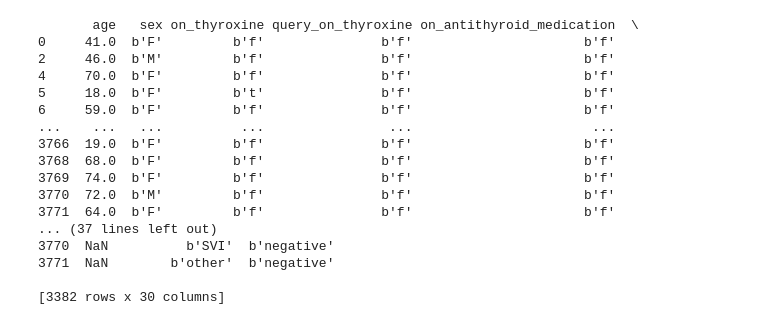
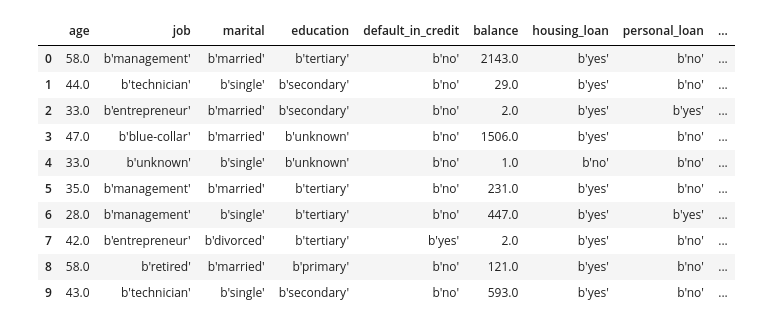
Before and after one commit to NickolasCrema/TB2_DATASCIENCE, a Jupyter notebook: dados.ipynb, the cells around one changed output. Cells and saved outputs as stored; diff of their text form; code cells hidden in the pictures.

```diff
--- a/dados.ipynb
+++ b/dados.ipynb
@@ -30,22 +20,0 @@ print(df_data)
-# %%
-df_data = df_data.dropna(subset=['TT4', 'FTI', 'age', 'sick', 'T4U'])
-# df_data = df_data['sick'].dropna()
-print(df_data)
-# %% [output]
-       age   sex on_thyroxine query_on_thyroxine on_antithyroid_medication  \
-0     41.0  b'F'         b'f'               b'f'                      b'f'
-2     46.0  b'M'         b'f'               b'f'                      b'f'
-4     70.0  b'F'         b'f'               b'f'                      b'f'
-5     18.0  b'F'         b't'               b'f'                      b'f'
-6     59.0  b'F'         b'f'               b'f'                      b'f'
-...    ...   ...          ...                ...                       ...
-3766  19.0  b'F'         b'f'               b'f'                      b'f'
-3768  68.0  b'F'         b'f'               b'f'                      b'f'
-3769  74.0  b'F'         b'f'               b'f'                      b'f'
-3770  72.0  b'M'         b'f'               b'f'                      b'f'
-3771  64.0  b'F'         b'f'               b'f'                      b'f'
-... (37 lines left out)
-3770  NaN          b'SVI'  b'negative'
-3771  NaN        b'other'  b'negative'
-
-[3382 rows x 30 columns]
@@ -57,0 +21,15 @@ df_data = df_data[df_data['age'] < 65]
+# %%
+df.rename(columns={'V1': 'age', 'V2': 'job', 'V3': 'marital', 'V4': 'education', 'V5': 'default_in_credit', 'V6': 'balance', 'V7': 'housing_loan', 'V8': 'personal_loan', 'V9': 'contact', 'V10': 'last_day_contact_of_month', 'V11': 'last_month_contact_of_year', 'V12': 'contact_duration', 'V13': 'number_of_contacts_performed_during_campaign', 'V14': 'last_contact_of_previous_campaign', 'V15': 'number_of_contact_of_previous_campaign', 'V16': 'outcome_of_previous_campaign', 'Class': 'has_subscribed'}, inplace = True)
+df.head(10)
+# %% [output]
+|  | age | job | marital | education | default_in_credit | balance | housing_loan | personal_loan | ... |
+| 0 | 58.0 | b'management' | b'married' | b'tertiary' | b'no' | 2143.0 | b'yes' | b'no' | ... |
+| 1 | 44.0 | b'technician' | b'single' | b'secondary' | b'no' | 29.0 | b'yes' | b'no' | ... |
+| 2 | 33.0 | b'entrepreneur' | b'married' | b'secondary' | b'no' | 2.0 | b'yes' | b'yes' | ... |
+| 3 | 47.0 | b'blue-collar' | b'married' | b'unknown' | b'no' | 1506.0 | b'yes' | b'no' | ... |
+| 4 | 33.0 | b'unknown' | b'single' | b'unknown' | b'no' | 1.0 | b'no' | b'no' | ... |
+| 5 | 35.0 | b'management' | b'married' | b'tertiary' | b'no' | 231.0 | b'yes' | b'no' | ... |
+| 6 | 28.0 | b'management' | b'single' | b'tertiary' | b'no' | 447.0 | b'yes' | b'yes' | ... |
+| 7 | 42.0 | b'entrepreneur' | b'divorced' | b'tertiary' | b'yes' | 2.0 | b'yes' | b'no' | ... |
+| 8 | 58.0 | b'retired' | b'married' | b'primary' | b'no' | 121.0 | b'yes' | b'no' | ... |
+| 9 | 43.0 | b'technician' | b'single' | b'secondary' | b'no' | 593.0 | b'yes' | b'no' | ... |
```
Also changed, not shown: parts of 22 cells of this notebook, 2 other files.
